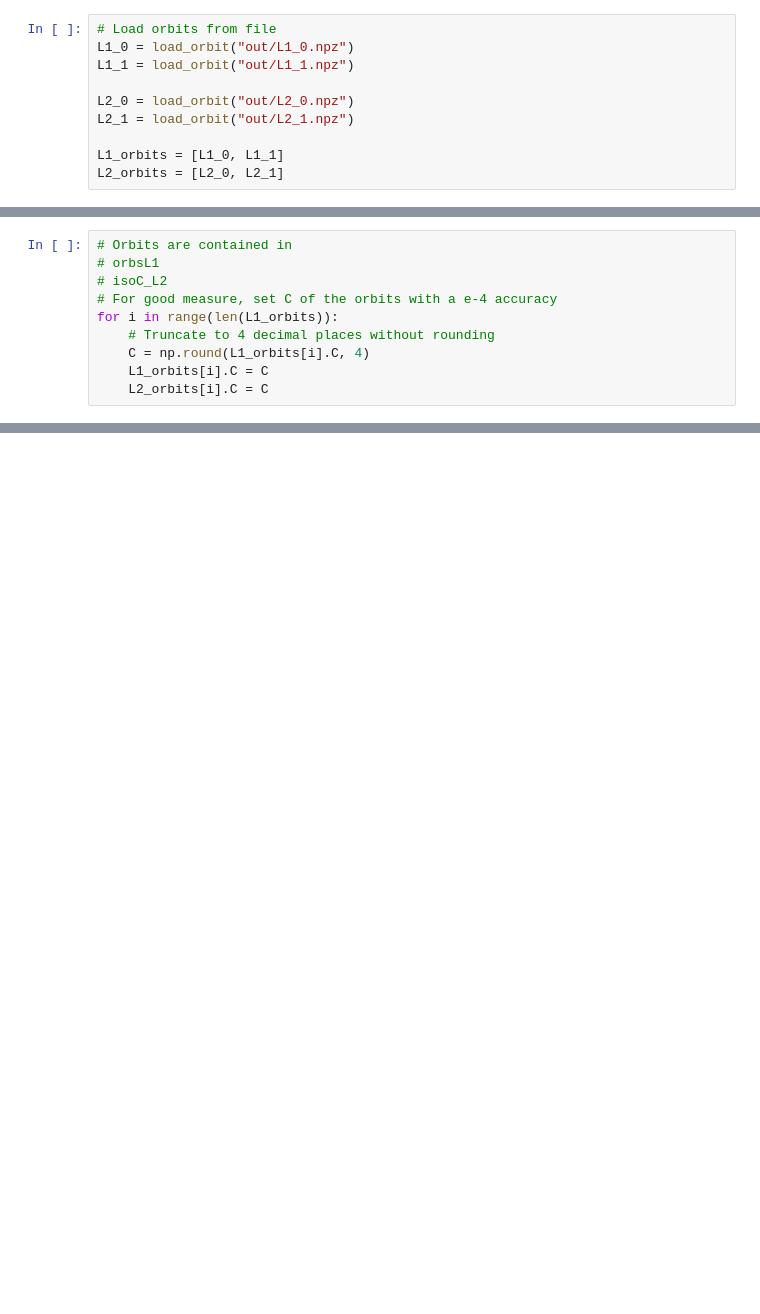
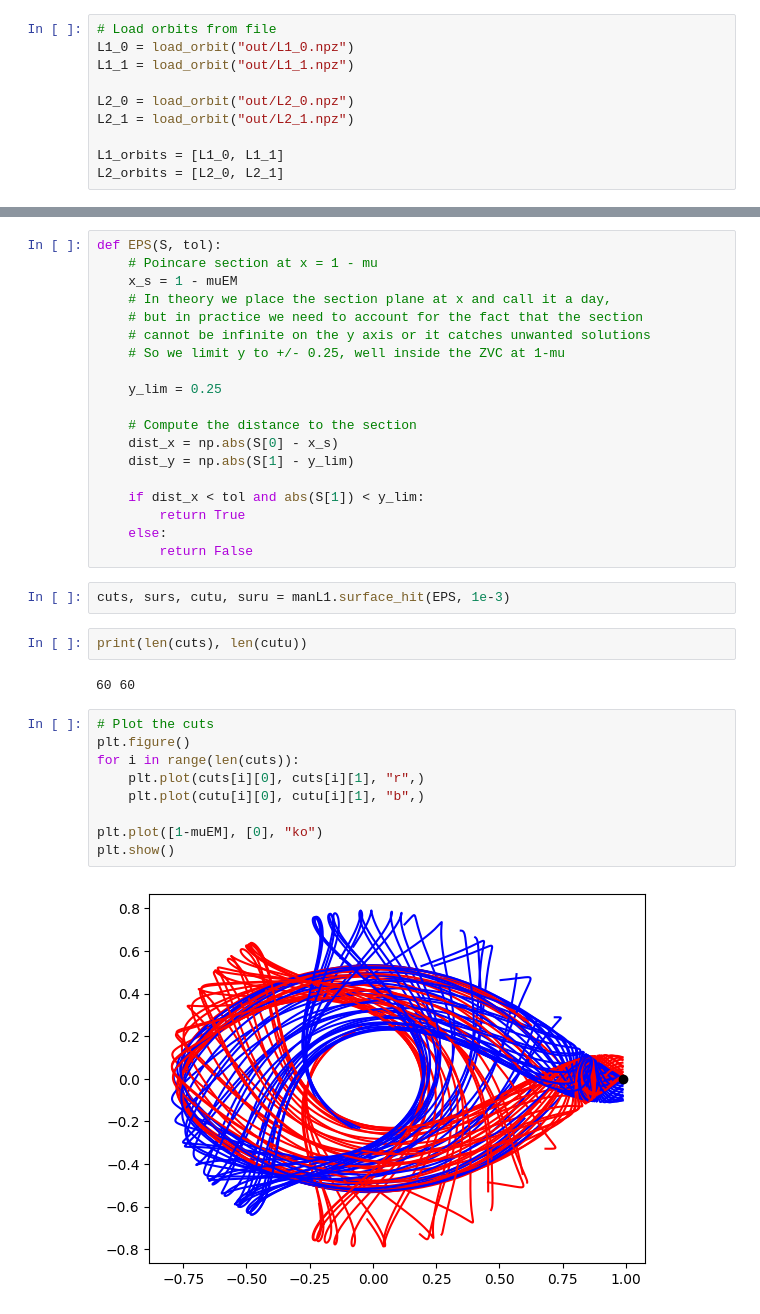
Before and after one commit to Meoli96/Trajectory, a Jupyter notebook: Ex1/test1_2.ipynb, the cells around one changed output, grey strips where cells are left out. Cells and saved outputs as stored; diff of their text form; blank space fills up the shorter version.

Commit message:
Fixed Poincare

```diff
--- a/Ex1/test1_2.ipynb
+++ b/Ex1/test1_2.ipynb
@@ -112,10 +23,0 @@ mu = 0.012144731052598496
-# %%
-# Orbits are contained in
-# orbsL1
-# isoC_L2
-# For good measure, set C of the orbits with a e-4 accuracy
-for i in range(len(L1_orbits)):
-    # Truncate to 4 decimal places without rounding
-    C = np.round(L1_orbits[i].C, 4)
-    L1_orbits[i].C = C
-    L2_orbits[i].C = C
@@ -292,0 +58,36 @@ plt.show()
+# %%
+def EPS(S, tol):
+    # Poincare section at x = 1 - mu
+    x_s = 1 - muEM
+    # In theory we place the section plane at x and call it a day,
+    # but in practice we need to account for the fact that the section
+    # cannot be infinite on the y axis or it catches unwanted solutions
+    # So we limit y to +/- 0.25, well inside the ZVC at 1-mu
+
+    y_lim = 0.25
+
+    # Compute the distance to the section
+    dist_x = np.abs(S[0] - x_s)
+    dist_y = np.abs(S[1] - y_lim)
+
+    if dist_x < tol and abs(S[1]) < y_lim:
+        return True
+    else:
+        return False
+# %%
+cuts, surs, cutu, suru = manL1.surface_hit(EPS, 1e-3)
+# %%
+print(len(cuts), len(cutu))
+# %% [output]
+60 60
+# %%
+# Plot the cuts
+plt.figure()
+for i in range(len(cuts)):
+    plt.plot(cuts[i][0], cuts[i][1], "r",)
+    plt.plot(cutu[i][0], cutu[i][1], "b",)
+
+plt.plot([1-muEM], [0], "ko")
+plt.show()
+# %% [output]
+[figure, added]
```
Also changed, not shown: parts of 14 cells of this notebook, 4 other files.
